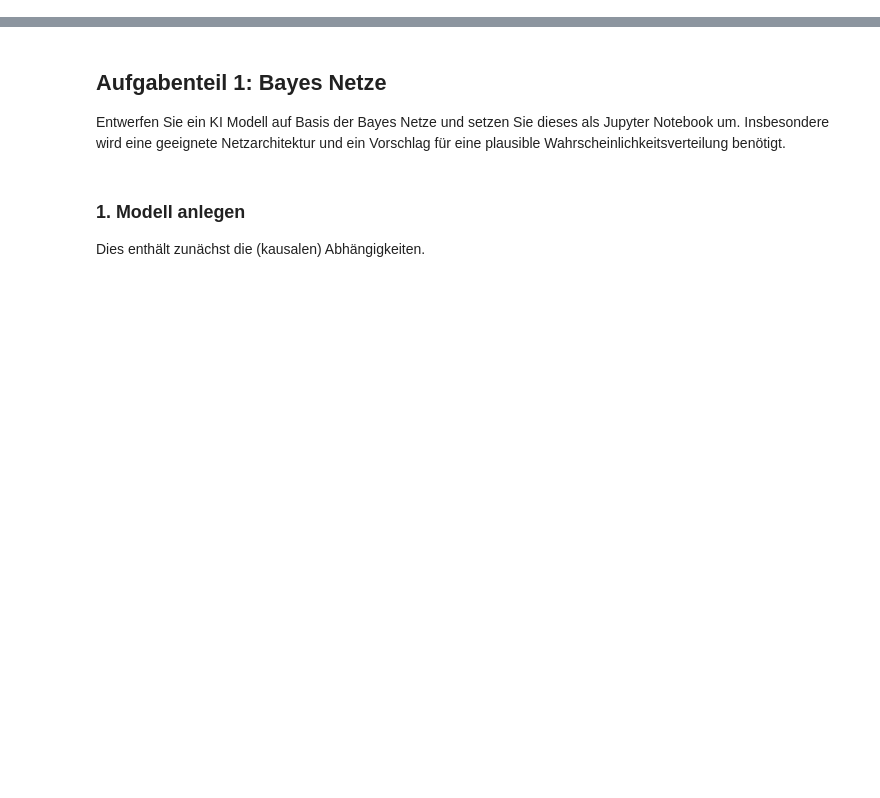
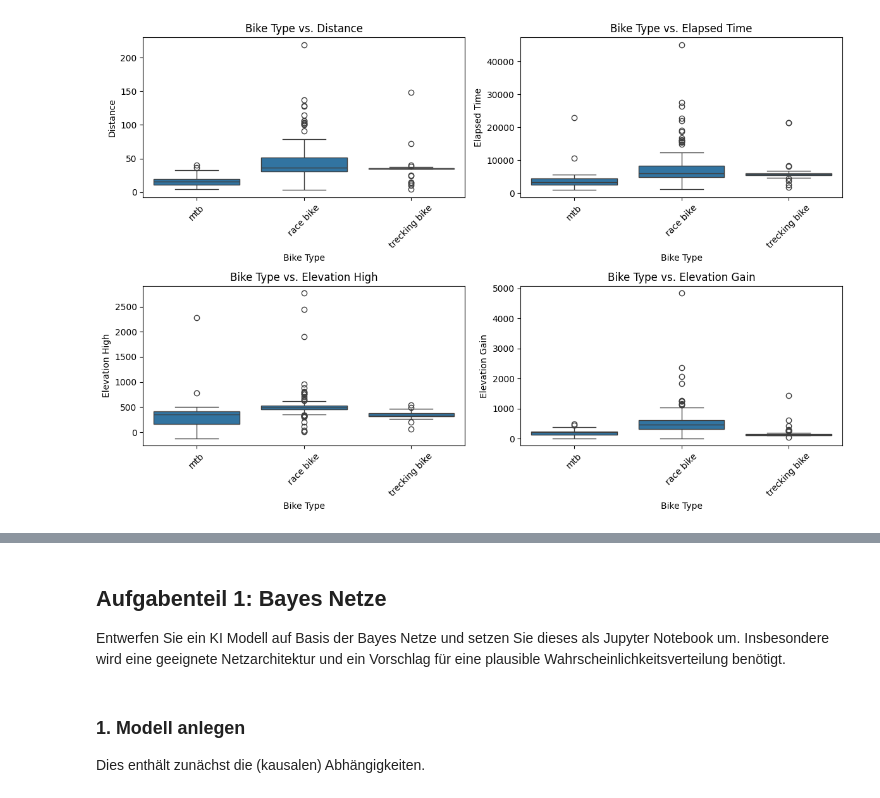
Before and after one commit to risky-dev-11/Laborarbeit---BAYES_CBR, a Jupyter notebook: Assignment_Bayes_CBR.ipynb, the cells around one changed output, grey strips where cells are left out. Drawn from its saved outputs; the diff is of its cells as text; code cells hidden in the pictures; blank space fills up the shorter version.

```diff
--- a/Assignment_Bayes_CBR.ipynb
+++ b/Assignment_Bayes_CBR.ipynb
@@ -73,0 +170,12 @@ plt.show()
+# %%
+# Boxplots zur Analyse von Bike Type vs. Leistungswerte
+plt.figure(figsize=(12, 8))
+for i, col in enumerate(['Distance', 'Elapsed Time', 'Elevation High', 'Elevation Gain'], 1):
+    plt.subplot(2, 2, i)
+    sns.boxplot(x=data['Bike Type'], y=data[col])
+    plt.title(f'Bike Type vs. {col}')
+    plt.xticks(rotation=45)
+plt.tight_layout()
+plt.show()
+# %% [output]
+[figure, added]
```
Also changed, not shown: parts of 22 cells of this notebook.
